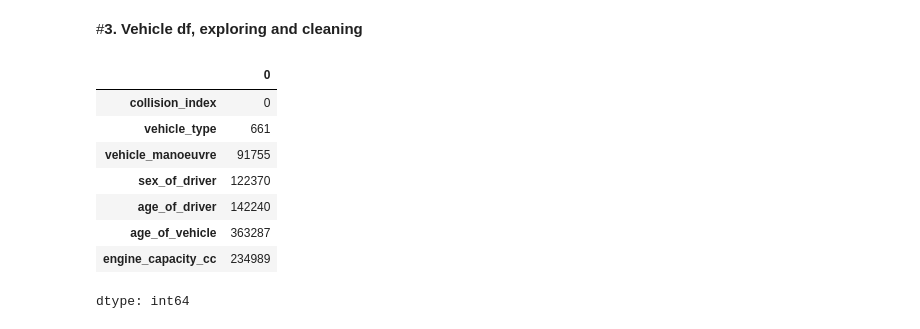
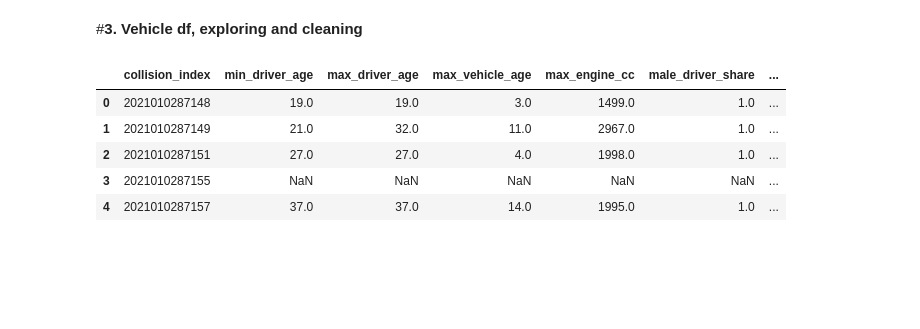
Before and after one commit to pratapsingh23/uk-road-accident-severity-prediction, a Jupyter notebook: data_exploration&_cleaning.ipynb, the cells around one changed output. Drawn from its saved outputs; the diff is of its cells as text; code cells hidden in the pictures; blank space fills up the shorter version.

```diff
--- a/data_exploration&_cleaning.ipynb
+++ b/data_exploration&_cleaning.ipynb
@@ -427,15 +443,43 @@ vehicle_df['sex_of_driver'] = vehicle_df['sex_of_driver'].replace([3, -1], np.na
 vehicle_df['age_of_driver'] = vehicle_df['age_of_driver'].replace(-1, np.nan)
 vehicle_df['age_of_vehicle'] = vehicle_df['age_of_vehicle'].replace(-1, np.nan)
 vehicle_df['engine_capacity_cc'] =vehicle_df['engine_capacity_cc'].replace(-1, np.nan)
-# %%
-vehicle_df.isnull().sum()
-# %% [output]
-|  | 0 |
-| collision_index | 0 |
-| vehicle_type | 661 |
-| vehicle_manoeuvre | 91755 |
-| sex_of_driver | 122370 |
-| age_of_driver | 142240 |
-| age_of_vehicle | 363287 |
-| engine_capacity_cc | 234989 |
-dtype: int64
+# %%
+tmp2 = vehicle_df[['collision_index', 'age_of_driver', 'age_of_vehicle', 'engine_capacity_cc']].copy()
+vt = vehicle_df['vehicle_type']
+vm = vehicle_df['vehicle_manoeuvre']
+
+tmp2['has_cycle'] = vt.eq(1)
+tmp2['has_motorcycle'] = vt.isin([2, 3, 4, 5, 23, 97])
+tmp2['has_goods_vehicle'] = vt.isin([19, 20, 21, 98])
+tmp2['has_bus'] = vt.isin([10, 11])
+tmp2['has_vulnerable_vehicle'] = vt.isin([1, 2, 3, 4, 5, 16, 22, 23, 97])
+tmp2['has_overtaking'] = vm.isin([13, 14, 15])
+tmp2['has_turning'] = vm.isin([6, 7, 9])
+tmp2['is_male'] = vehicle_df['sex_of_driver'].eq(1).astype('float').where(vehicle_df['age_of_driver'].notna())
+
+# Aggregation:
+
+veh_agg = tmp2.groupby('collision_index').agg(
+    min_driver_age=('age_of_driver', 'min'),
+    max_driver_age=('age_of_driver', 'max'),
+    max_vehicle_age=('age_of_vehicle', 'max'),
+    max_engine_cc=('engine_capacity_cc', 'max'),
+    male_driver_share=('is_male', 'mean'),
+    has_cycle=('has_cycle', 'max'),
+    has_motorcycle=('has_motorcycle', 'max'),
+    has_goods_vehicle=('has_goods_vehicle', 'max'),
+    has_bus=('has_bus', 'max'),
+    has_vulnerable_vehicle=('has_vulnerable_vehicle', 'max'),
+    has_overtaking=('has_overtaking', 'max'),
+    has_turning=('has_turning', 'max'),
+
+).reset_index()
+# %%
+veh_agg.head()
+# %% [output]
+|  | collision_index | min_driver_age | max_driver_age | max_vehicle_age | max_engine_cc | male_driver_share | ... |
+| 0 | 2021010287148 | 19.0 | 19.0 | 3.0 | 1499.0 | 1.0 | ... |
+| 1 | 2021010287149 | 21.0 | 32.0 | 11.0 | 2967.0 | 1.0 | ... |
+| 2 | 2021010287151 | 27.0 | 27.0 | 4.0 | 1998.0 | 1.0 | ... |
+| 3 | 2021010287155 | NaN | NaN | NaN | NaN | NaN | ... |
+| 4 | 2021010287157 | 37.0 | 37.0 | 14.0 | 1995.0 | 1.0 | ... |
```
Also changed, not shown: parts of 5 cells of this notebook.
